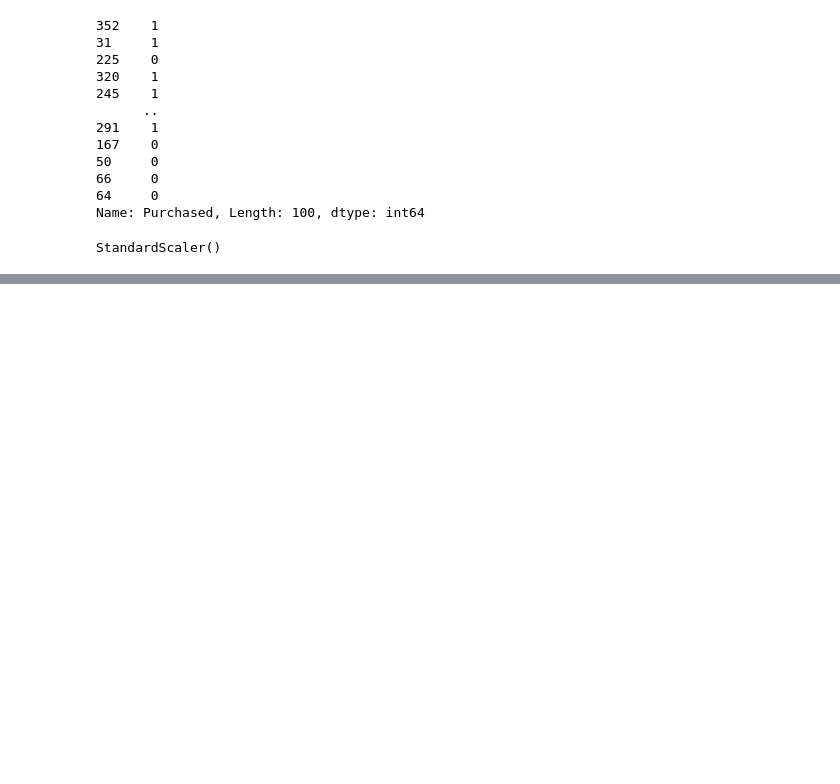
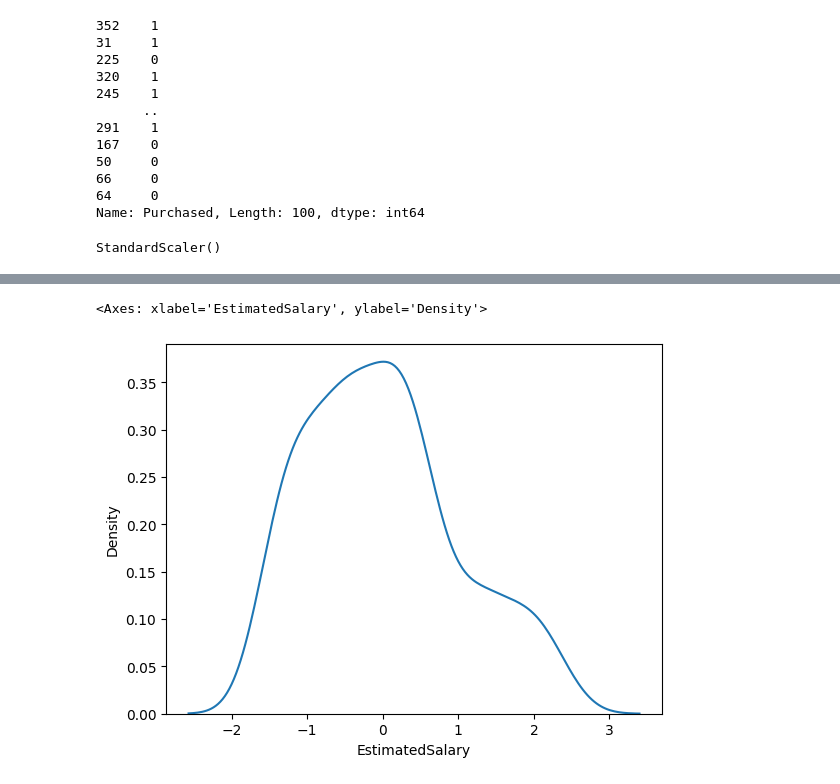
Before and after one commit to Hunnykumar007/SimpleLinearAlgorithm, a Jupyter notebook: notebooks/Feature_Engineering.ipynb, the cells around one changed output, grey strips where cells are left out. Saved outputs shown, nothing was run; the diff lists cells and outputs as text; code cells hidden in the pictures; blank space fills up the shorter version.

```diff
--- a/notebooks/Feature_Engineering.ipynb
+++ b/notebooks/Feature_Engineering.ipynb
@@ -203,0 +250,7 @@ array([[ 0.38596703,  0.63872088],
+# %%
+
+X_train_scaled_df = pd.DataFrame(X_train_scaled, columns=X_train.columns)
+sns.kdeplot(X_train_scaled_df['EstimatedSalary'])
+# %% [output]
+<Axes: xlabel='EstimatedSalary', ylabel='Density'>
+[figure, added]
```
Also changed, not shown: parts of 57 cells of this notebook.
